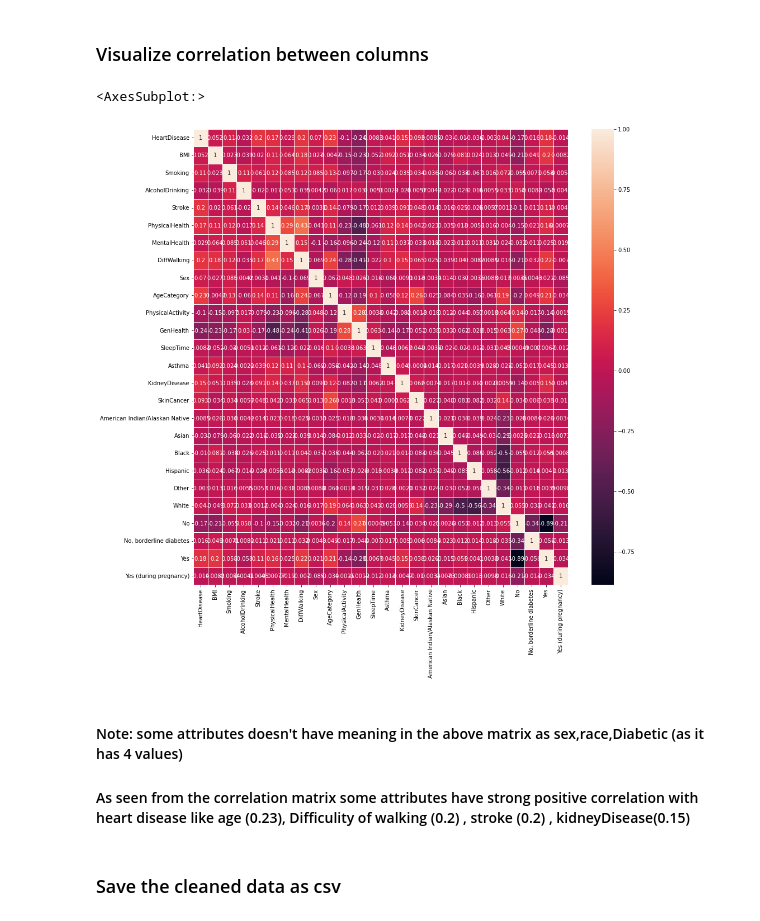
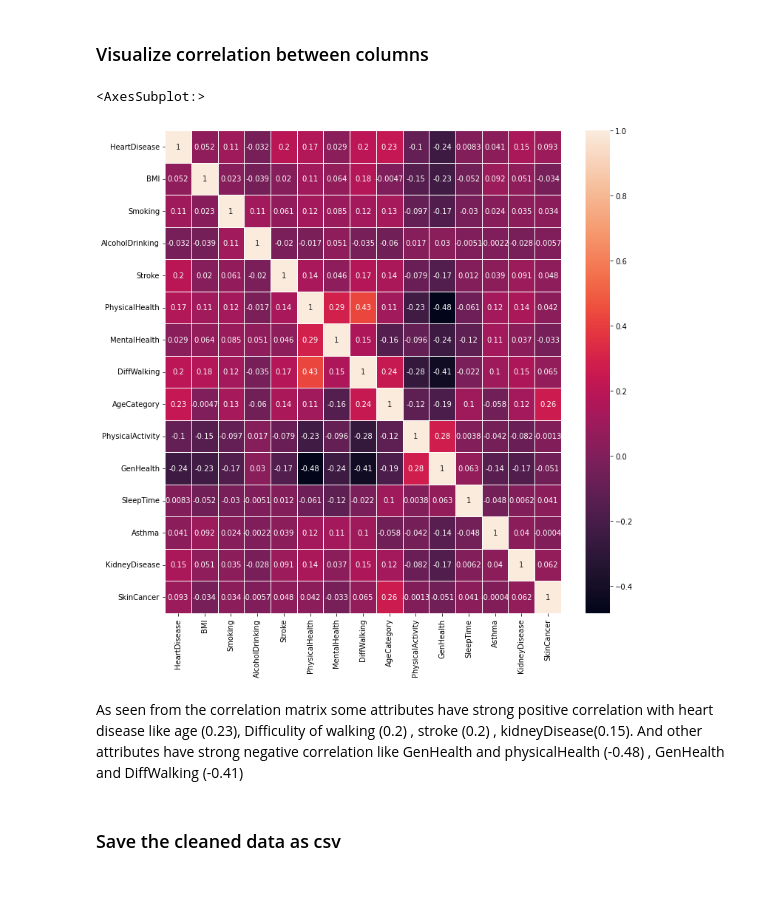
Before and after one commit to ahmedx3/Big-Data-Project, a Jupyter notebook: Visualization_Cleaning.ipynb, the cells around one changed output. Cells and saved outputs as stored; diff of their text form; code cells hidden in the pictures; blank space fills up the shorter version.

Commit message:
Removed unnecessary elements from confusion matrix

```diff
--- a/Visualization_Cleaning.ipynb
+++ b/Visualization_Cleaning.ipynb
@@ -275,17 +275,20 @@ normalized_imported_data.head(10)
 ### Visualize correlation between columns
 # %%
 # calculate the correlation matrix
-corr = imported_data.corr()
+columns = ['HeartDisease','BMI','Smoking','AlcoholDrinking','Stroke','PhysicalHealth','MentalHealth','DiffWalking','AgeCategory',
+       'PhysicalActivity', 'GenHealth', 'SleepTime', 'Asthma', 'KidneyDisease',
+       'SkinCancer']
+imported_data_cor = pd.DataFrame(imported_data,columns=columns)
+corr = imported_data_cor.corr()
 
 # plot the heatmap
-plt.figure(figsize = (15,15))
+plt.figure(figsize = (12,12))
 sns.heatmap(corr, xticklabels=corr.columns,yticklabels=corr.columns, linewidths=.5, annot=True)
 # %% [output]
 <AxesSubplot:>
-[figure, old version]
+[figure, new version]
 # %% [markdown]
-#### Note: some attributes doesn't have meaning in the above matrix as sex,race,Diabetic (as it has 4 values)
-#### As seen from the correlation matrix some attributes have strong positive correlation with heart disease like age (0.23), Difficulity of walking (0.2) , stroke (0.2) , kidneyDisease(0.15)
+As seen from the correlation matrix some attributes have strong positive correlation with heart disease like age (0.23), Difficulity of walking (0.2) , stroke (0.2) , kidneyDisease(0.15). And other attributes have strong negative correlation like GenHealth and physicalHealth (-0.48) , GenHealth and DiffWalking (-0.41)
 # %% [markdown]
 ### Save the cleaned data as csv
 # %%
```
Also changed, not shown: parts of 2 cells of this notebook.
